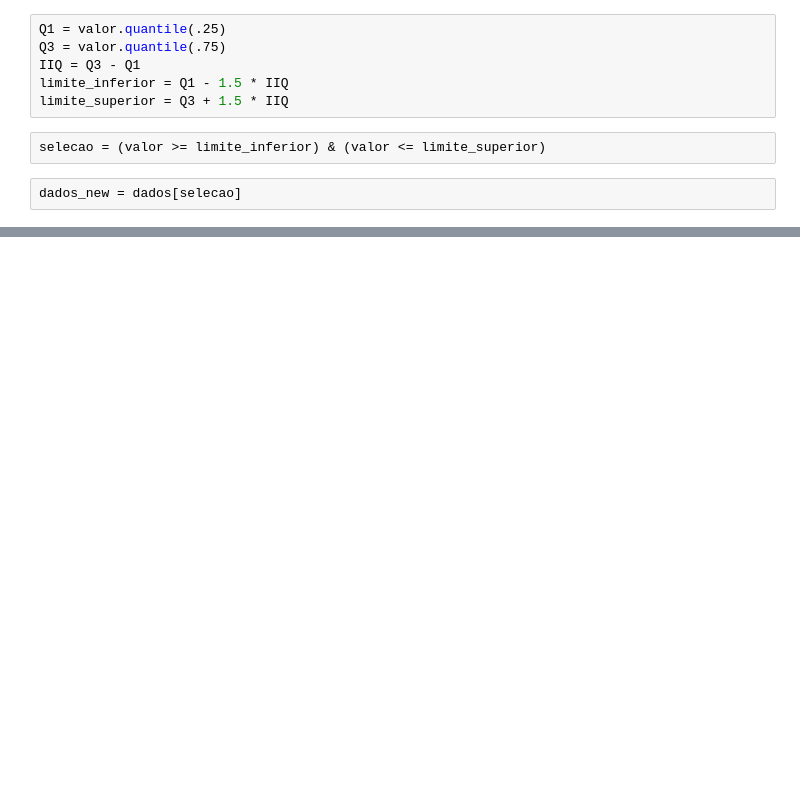
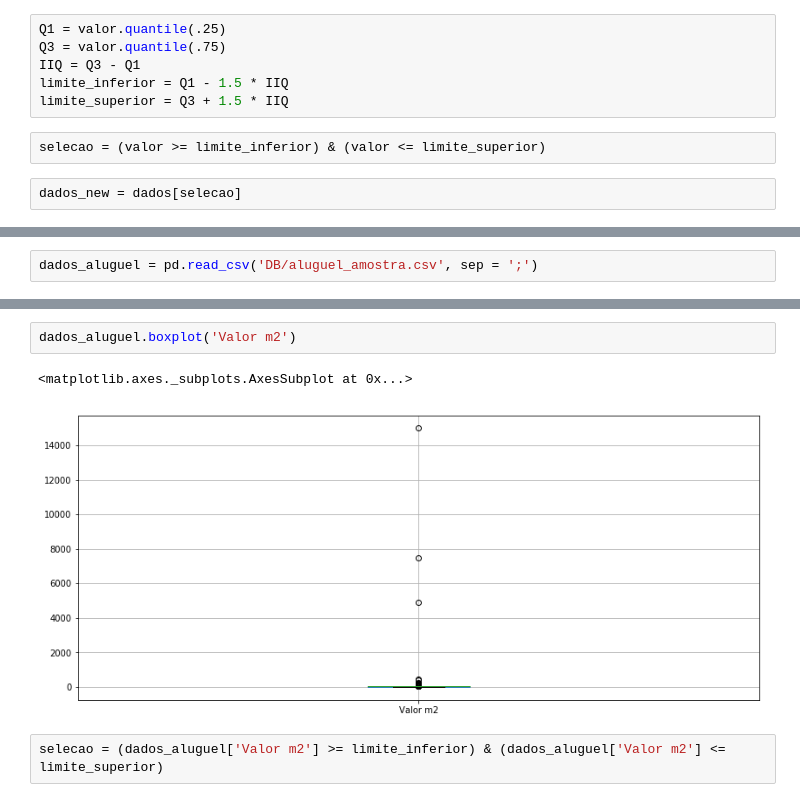
Before and after one commit to rogeriosouzax/pandas, a Jupyter notebook: Identificando e Removendo Outliers.ipynb, the cells around one changed output, grey strips where cells are left out. Saved outputs shown, nothing was run; the diff lists cells and outputs as text; blank space fills up the shorter version.

```diff
--- a/Identificando e Removendo Outliers.ipynb
+++ b/Identificando e Removendo Outliers.ipynb
@@ -52,0 +55,2 @@ array([[<matplotlib.axes._subplots.AxesSubplot object at 0x...>]],
+# %%
+dados_aluguel = pd.read_csv('DB/aluguel_amostra.csv', sep = ';')
@@ -52,0 +97,7 @@ array([[<matplotlib.axes._subplots.AxesSubplot object at 0x...>]],
+# %%
+dados_aluguel.boxplot('Valor m2')
+# %% [output]
+<matplotlib.axes._subplots.AxesSubplot at 0x...>
+[figure, added]
+# %%
+selecao = (dados_aluguel['Valor m2'] >= limite_inferior) & (dados_aluguel['Valor m2'] <= limite_superior)
```
Also changed, not shown: parts of 24 cells of this notebook, 4 other files.
